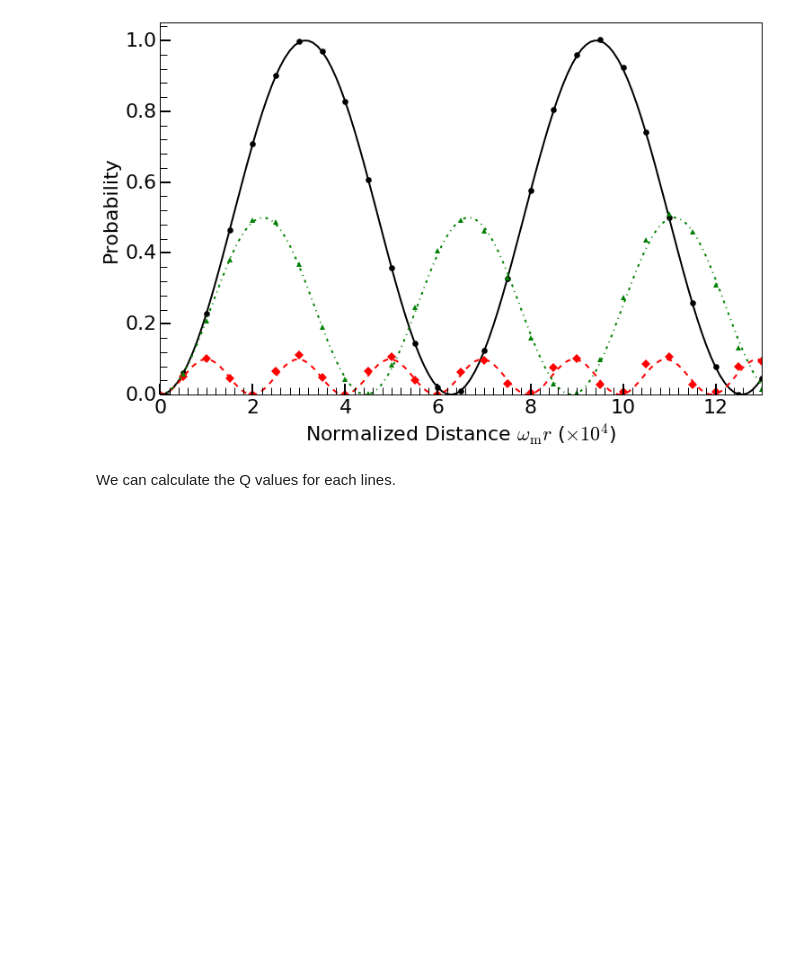
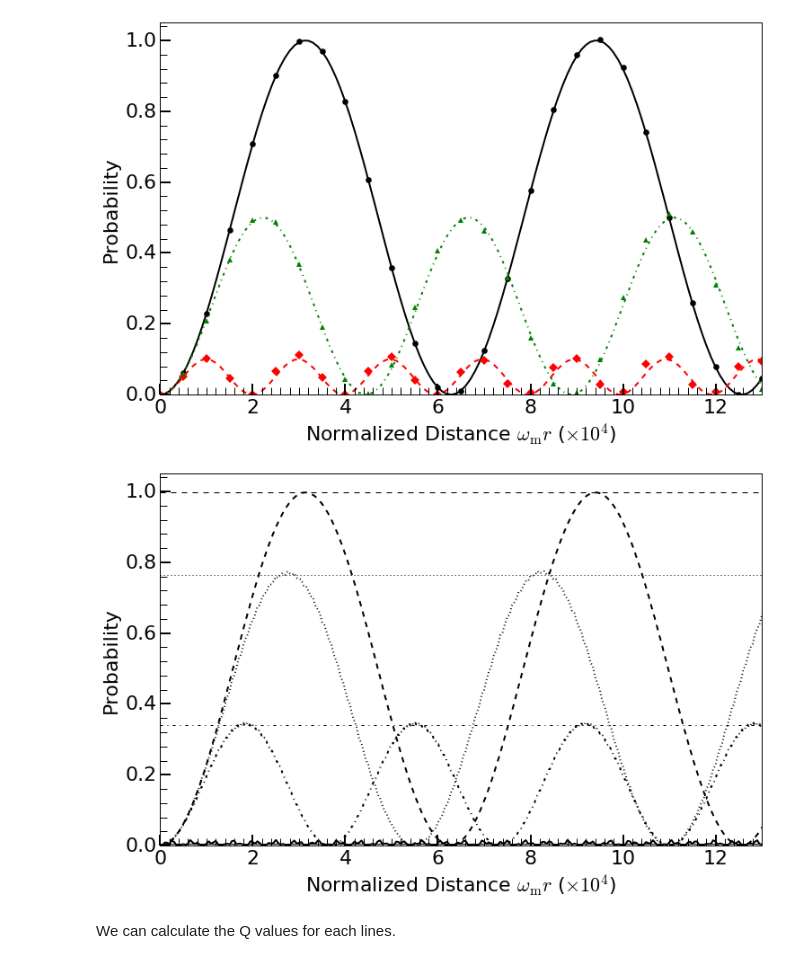
Before and after one commit to emptymalei/rabi-neutrino-oscillations, a Jupyter notebook: data/plots.ipynb, the cells around one changed output. Cells and saved outputs as stored; diff of their text form; code cells hidden in the pictures; blank space fills up the shorter version.

```diff
--- a/data/plots.ipynb
+++ b/data/plots.ipynb
@@ -517,6 +517,13 @@ theory15Crit = np.transpose( np.genfromtxt ('interference/theory15List-a2-0.0141
 
 sol14 = np.transpose( np.genfromtxt ('interference/sol14List-a1-a2-0.0001-0.0244949-k1-k2-1-0.01.csv', delimiter=",") )
 theory14 = np.transpose( np.genfromtxt ('interference/theory14List-a1-a2-0.0001-0.0244949-k1-k2-1-0.01.csv', delimiter=",") )
+
+
+papersol1=np.transpose( np.genfromtxt('interference/paper-interference-a1-a2-0.0001-0.01-k1-k2-1.-0.1.csv', delimiter=",") )
+papersol2=np.transpose( np.genfromtxt('interference/paper-interference-a1-a2-0.0001-0.01-k1-k2-1.-10..csv', delimiter=",") )
+papersol3=np.transpose( np.genfromtxt('interference/paper-interference-a1-a2-0.0001-0.05-k1-k2-1.-0.1.csv', delimiter=",") )
+papersol4=np.transpose( np.genfromtxt('interference/paper-interference-a1-a2-0.0001-0.05-k1-k2-1.-10..csv', delimiter=",") )
+papersolgridlines=np.genfromtxt('interference/paper-interference-theory-amplitude-2016-10-18.csv', delimiter=",")[:4]
 # %%
 interference, interferenceax = plt.subplots()
 
@@ -580,6 +587,76 @@ interferenceax.yaxis.set_minor_locator(interferenceminorLocatory)
 plt.savefig('interference-reduction.pdf',bbox_inches='tight')
 # %% [output]
 [figure]
+# %%
+interference, interferenceax = plt.subplots()
+
+dashes1 = [5,2,10,5] # 5 points on, 2 off, 3 on, 1 off
+
+# interferenceplt = plt.plot(sol10[0][0::5],sol10[1][0::5],'ko',\
+#                          theory10[0],theory10[1],'k-', \
+#                          sol11[0][0::5],sol11[1][0::5],'r^',\
+#                          theory11[0],theory11[1],'r:', \
+#                          sol12[0][0::5],sol12[1][0::5],'bv',\
+#                          theory12[0], theory12[1],'b--',\
+#                          sol15Crit[0][0::5],sol15Crit[1][0::5],'gD',\
+#                          theory15Crit[0], theory15Crit[1],'g-.',\
+#                          markersize=ftsz*0.3, linewidth=2, fillstyle='full', markeredgecolor='red', markeredgewidth=0.0)
+
+interferenceplt = plt.plot(papersol1[0][0::5],papersol1[1][0::5],'k:',\
+                         papersol2[0],papersol2[1],'k--', \
+                         papersol3[0][0::5],papersol3[1][0::5],'k-',\
+                         papersol4[0], papersol4[1],'k-.', \
+#                          sol12[0][0::5],sol12[1][0::5],'bv',\
+#                          theory12[0], theory12[1],'b--',\
+#                          sol15Crit[0][0::5],sol15Crit[1][0::5],'g^',\
+#                          theory15Crit[0], theory15Crit[1],'g-.',\
+                         markersize=ftsz*0.3, linewidth=2, fillstyle='full', markeredgecolor='red', markeredgewidth=0.0)
+
+plt.xlabel('Normalized Distance $\omega_{\mathrm{m}}r$ ($\\times 10^4$)', fontsize=ftsz)
+plt.ylabel('Probability', fontsize=ftsz)
+plt.ylim([0,1.05])
+#plt.xlim([0,380000])
+plt.xlim([0,130000])
+#plt.legend(['Rabi Formula for $\lambda_2-\lambda_1=0.09\lambda_0$','Numerical Solution for $\lambda_2-\lambda_1=0.09\lambda_0$'], fontsize=ftsz,frameon='rc',loc=1)
+
+#interferenceax.ticklabel_format(axis='x', style='sci', scilimits=(-2,1))
+
+interferenceax.tick_params('both', length=12, width=2, which='major', labelsize=ftsz, top='off', right='off')
+interferenceax.tick_params('both', length=8, width=1, which='minor', labelsize=ftsz, top='off', right='off')
+
+interferencemajorLocator = MultipleLocator(20000)
+interferencemajorFormatter = FormatStrFormatter('%.2e')
+interferenceminorLocator = MultipleLocator(2000)
+
+interferencemajorLocatory = MultipleLocator(0.2)
+interferencemajorFormattery = FormatStrFormatter('%0.1f')
+interferenceminorLocatory = MultipleLocator(0.04)
+
+
+interferenceax.xaxis.set_major_locator(interferencemajorLocator)
+interferenceax.xaxis.set_major_formatter(interferencemajorFormatter)
+
+interferenceax.yaxis.set_major_locator(interferencemajorLocatory)
+interferenceax.yaxis.set_major_formatter(interferencemajorFormattery)
+
+# xlabels = [item.get_text() for item in interferenceax.get_xticklabels()]
+interferencexlabels = ['', '0','2','4','6', '8','10','12']
+interferenceax.set_xticklabels(interferencexlabels)
+
+# for the minor ticks, use no labels; default NullFormatter
+interferenceax.xaxis.set_minor_locator(interferenceminorLocator)
+interferenceax.yaxis.set_minor_locator(interferenceminorLocatory)
+
+
+interferenceax.axhline(papersolgridlines[0], linestyle=':', color='k')
+interferenceax.axhline(papersolgridlines[1], linestyle='--', color='k')
+interferenceax.axhline(papersolgridlines[2], linestyle='-', color='k')
+interferenceax.axhline(papersolgridlines[3], linestyle='-.', color='k')
+
+
+plt.savefig('interference-reduction.pdf',bbox_inches='tight')
+# %% [output]
+[figure, added]
 # %% [markdown]
 We can calculate the Q values for each lines.
 # %%
```
Also changed, not shown: parts of 1 cell of this notebook, 6 other files.
